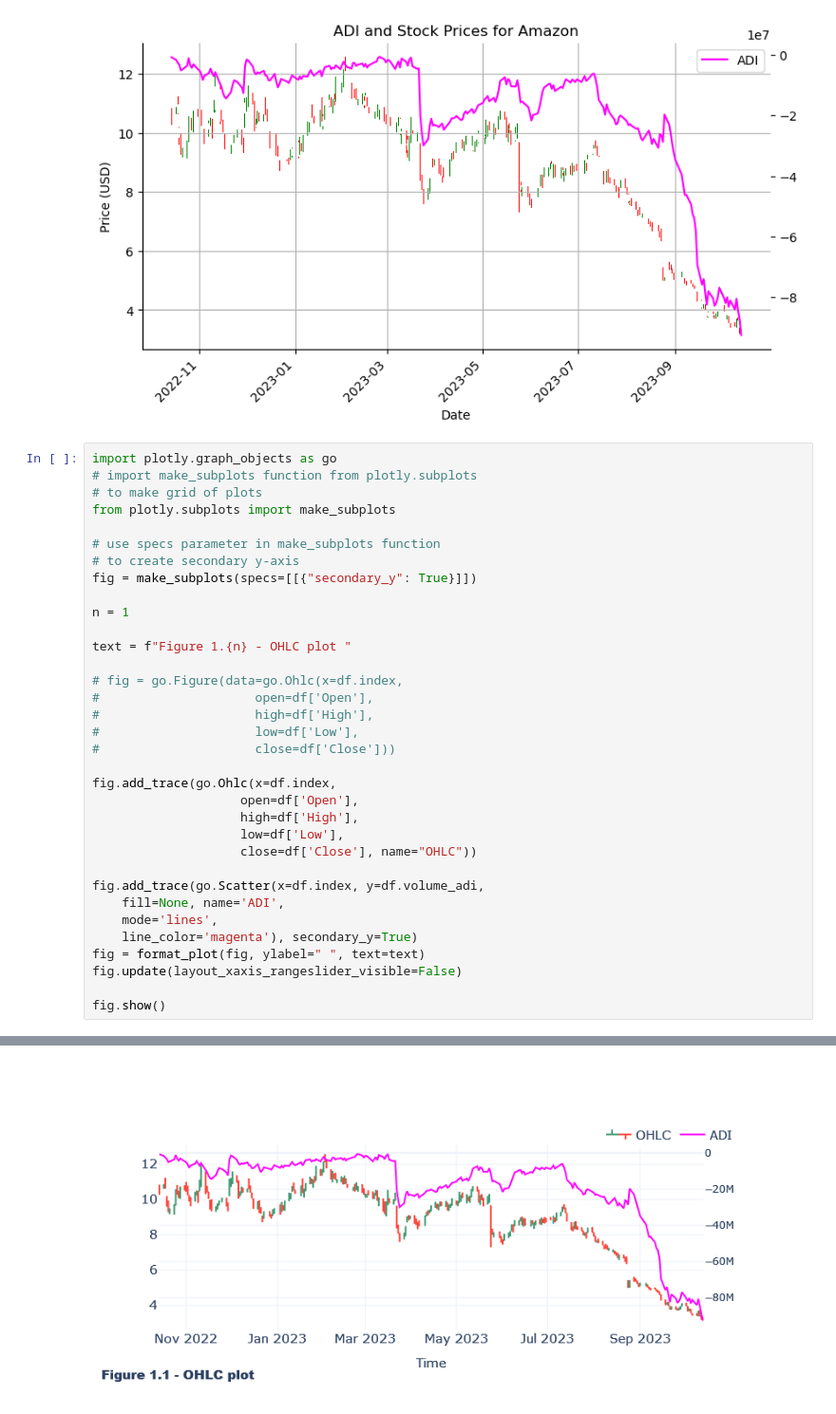
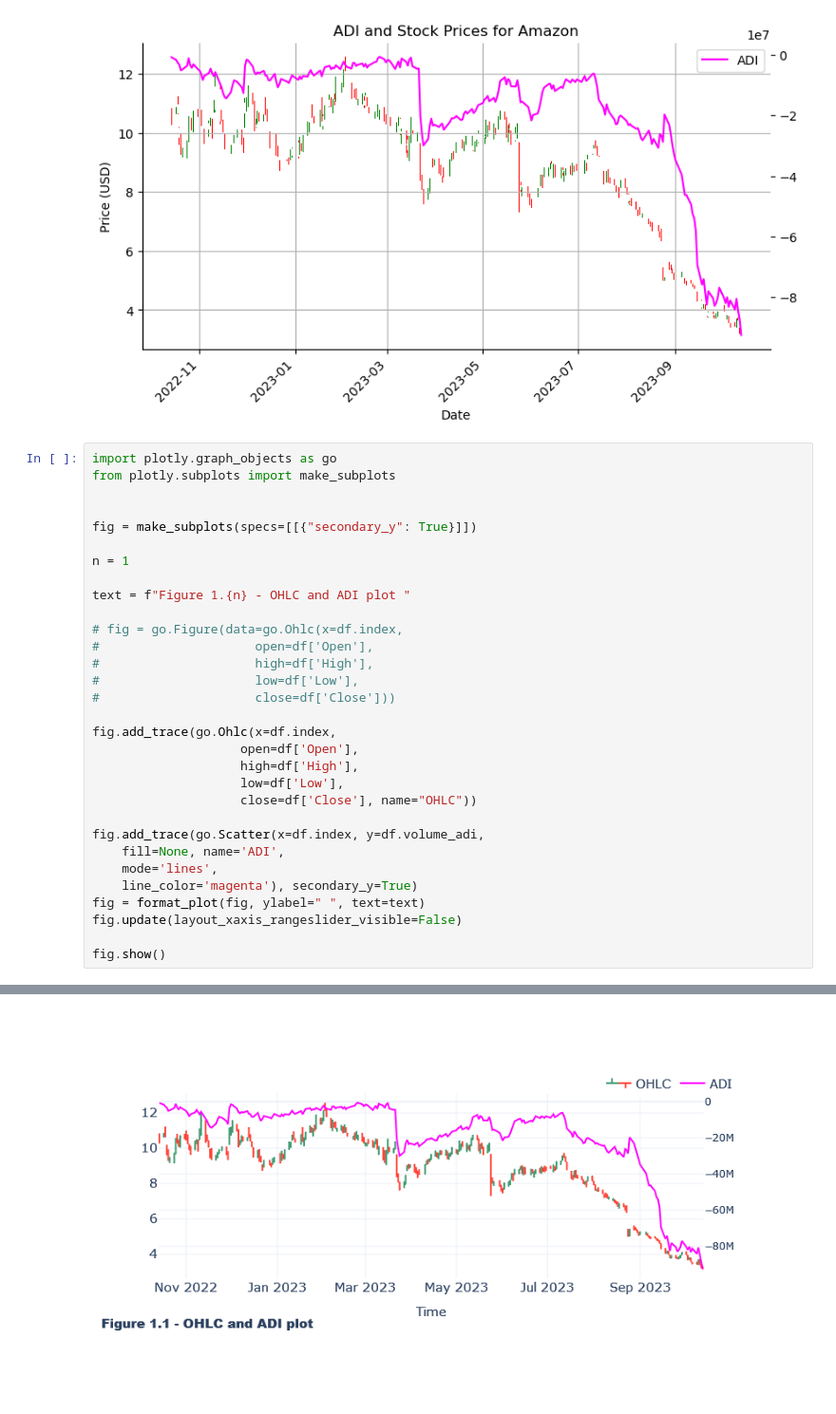
Before and after one commit to jocoder22/FinIndicators, a Jupyter notebook: Volume_Indicators/Accumulation_Distribution_index.ipynb, the cells around one changed output, grey strips where cells are left out. Shown at 95% size. Drawn from its saved outputs; the diff is of its cells as text; blank space fills up the shorter version.

```diff
--- a/Volume_Indicators/Accumulation_Distribution_index.ipynb
+++ b/Volume_Indicators/Accumulation_Distribution_index.ipynb
@@ -211,17 +211,14 @@ plotohlc(df, "Amazon")
 [figure]
 # %%
 import plotly.graph_objects as go
-# import make_subplots function from plotly.subplots
-# to make grid of plots
 from plotly.subplots import make_subplots
 
-# use specs parameter in make_subplots function
-# to create secondary y-axis
+
 fig = make_subplots(specs=[[{"secondary_y": True}]])
 
 n = 1
 
-text = f"Figure 1.{n} - OHLC plot "
+text = f"Figure 1.{n} - OHLC and ADI plot "
 
 # fig = go.Figure(data=go.Ohlc(x=df.index,
 #                     open=df['Open'],
@@ -248 +244 @@ fig.show()
-[figure, old version]
+[figure, new version]
```
Also changed, not shown: parts of 1 cell of this notebook.
